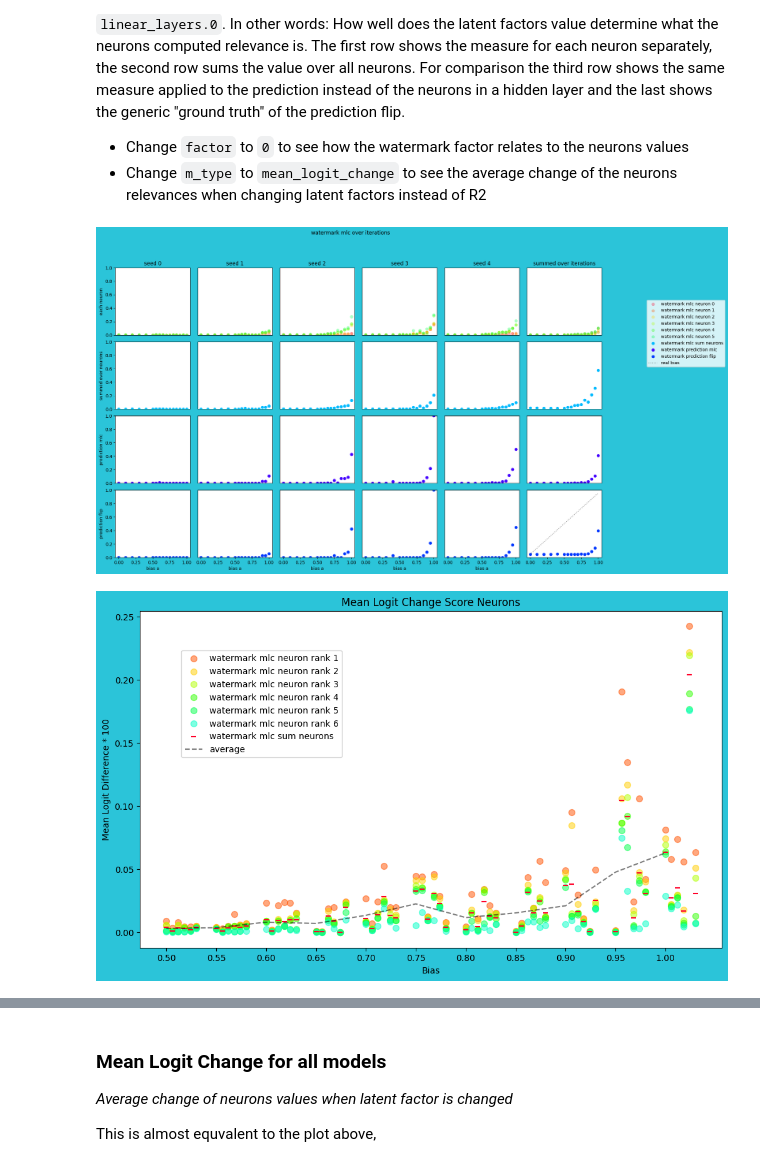
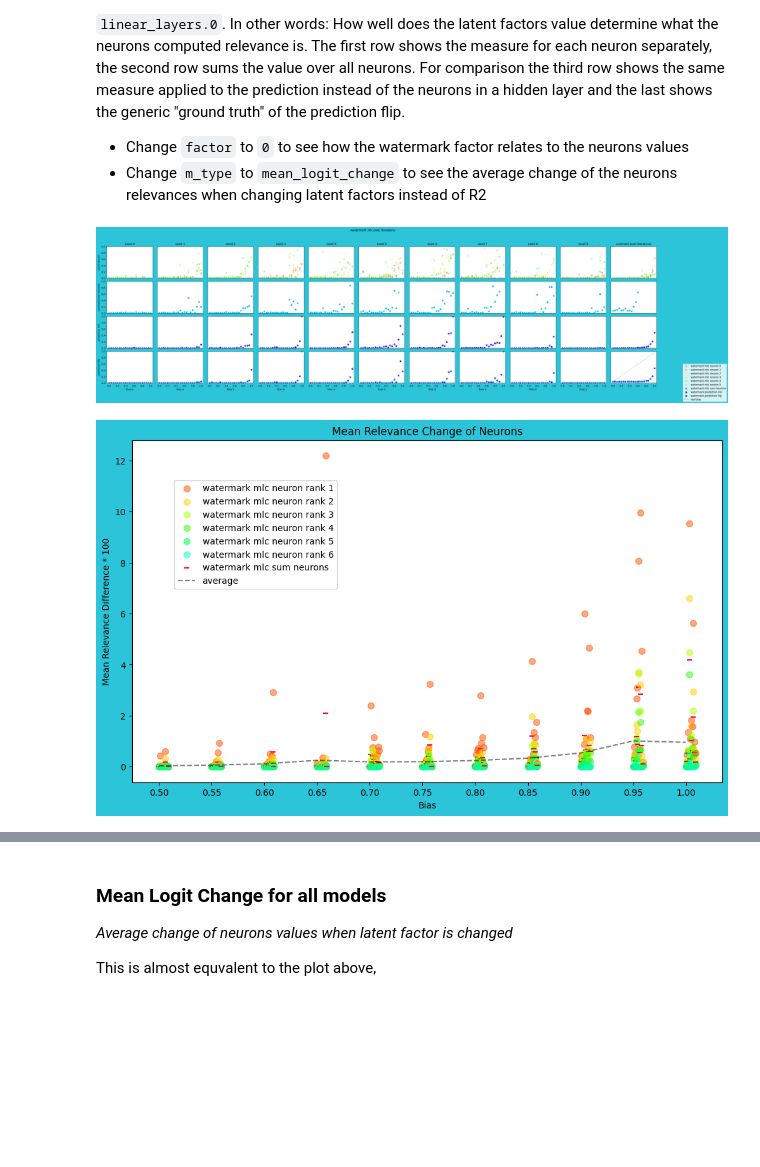
Before and after one commit to lillijo/xai-evaluation-master-thesis, a Jupyter notebook: experiments/pipeline.ipynb, the cells around one changed output, grey strips where cells are left out. Saved outputs shown, nothing was run; the diff lists cells and outputs as text; code cells hidden in the pictures; blank space fills up the shorter version.

```diff
--- a/experiments/pipeline.ipynb
+++ b/experiments/pipeline.ipynb
@@ -144,12 +145,12 @@ The first row shows the measure for each neuron separately, the second row sums
 # %%
 # factors: watermark = 0, shape = 1, scale = 2, orientation = 3, position X = 4, position Y = 5
 # measure types: ordinary least squares = "ols" , mean logit change = "mean_logit_change"
 
-ground_truth_plot(MODEL_ZOO_INFOS_PATH, factor=0, m_type="mlc", num_it=5)
+ground_truth_plot(MODEL_ZOO_INFOS_PATH, factor=0, m_type="mlc", r_type="rma", num_it=10)
 # %% [output]
-[figure, old version]
+[figure, new version]
 # %%
-max_neuron_ground_truth_plot(MODEL_ZOO_INFOS_PATH, factor=0, m_type="mlc", bcut=0.5, num_it=6)
+max_neuron_ground_truth_plot(MODEL_ZOO_INFOS_PATH, factor=0, m_type="mlc", r_type="rma", bcut=0.5, num_it=10)
 # %% [output]
-[figure, old version]
+[figure, new version]
 # %%
```
Also changed, not shown: parts of 5 cells of this notebook, 2 other files.
